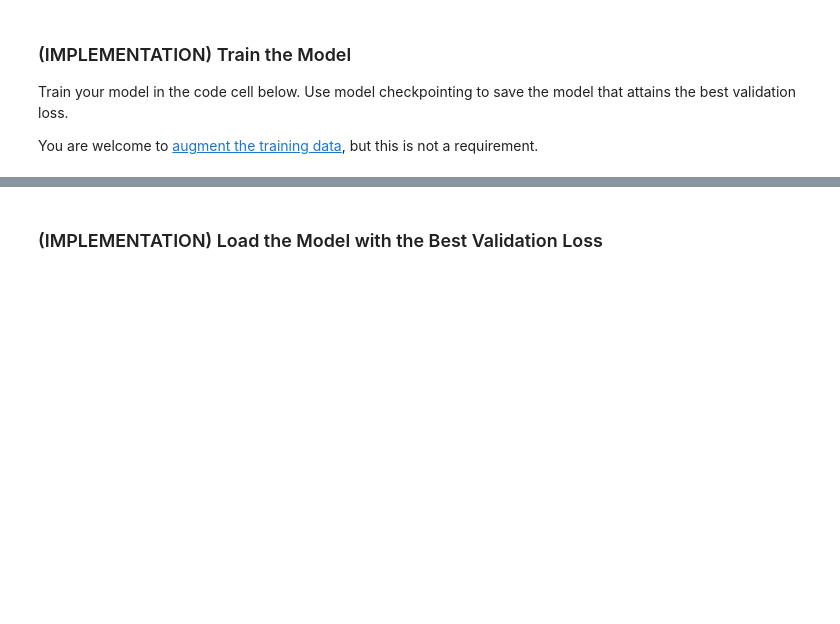
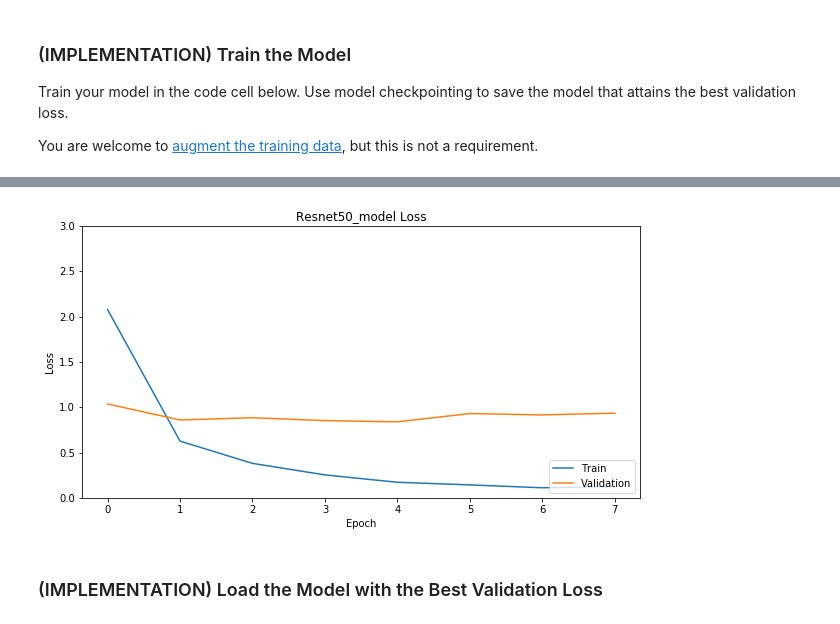
Before and after one commit to alinelira/dog_breed_classifier, a Jupyter notebook: dog_app.ipynb, the cells around one changed output, grey strips where cells are left out. Saved outputs shown, nothing was run; the diff lists cells and outputs as text; code cells hidden in the pictures; blank space fills up the shorter version.

```diff
--- a/dog_app.ipynb
+++ b/dog_app.ipynb
@@ -693,3 +734,16 @@ Epoch 20/20
+# %%
+# Plot model loss
+
+fig, ax = plt.subplots(1, figsize=(10,5))
+ax.plot(Resnet50_model_tr.history['loss'], label='Train')
+ax.plot(Resnet50_model_tr.history['val_loss'], label = 'Validation')
+ax.set_xlabel('Epoch')
+ax.set_ylabel('Loss')
+ax.set_title("Resnet50_model Loss")
+ax.set_ylim([0.0, 3])
+ax.legend(loc='lower right');
+# %% [output]
+[figure, added]
 # %% [markdown]
 ### (IMPLEMENTATION) Load the Model with the Best Validation Loss
 # %%
```
Also changed, not shown: parts of 15 cells of this notebook, 2 other files.
